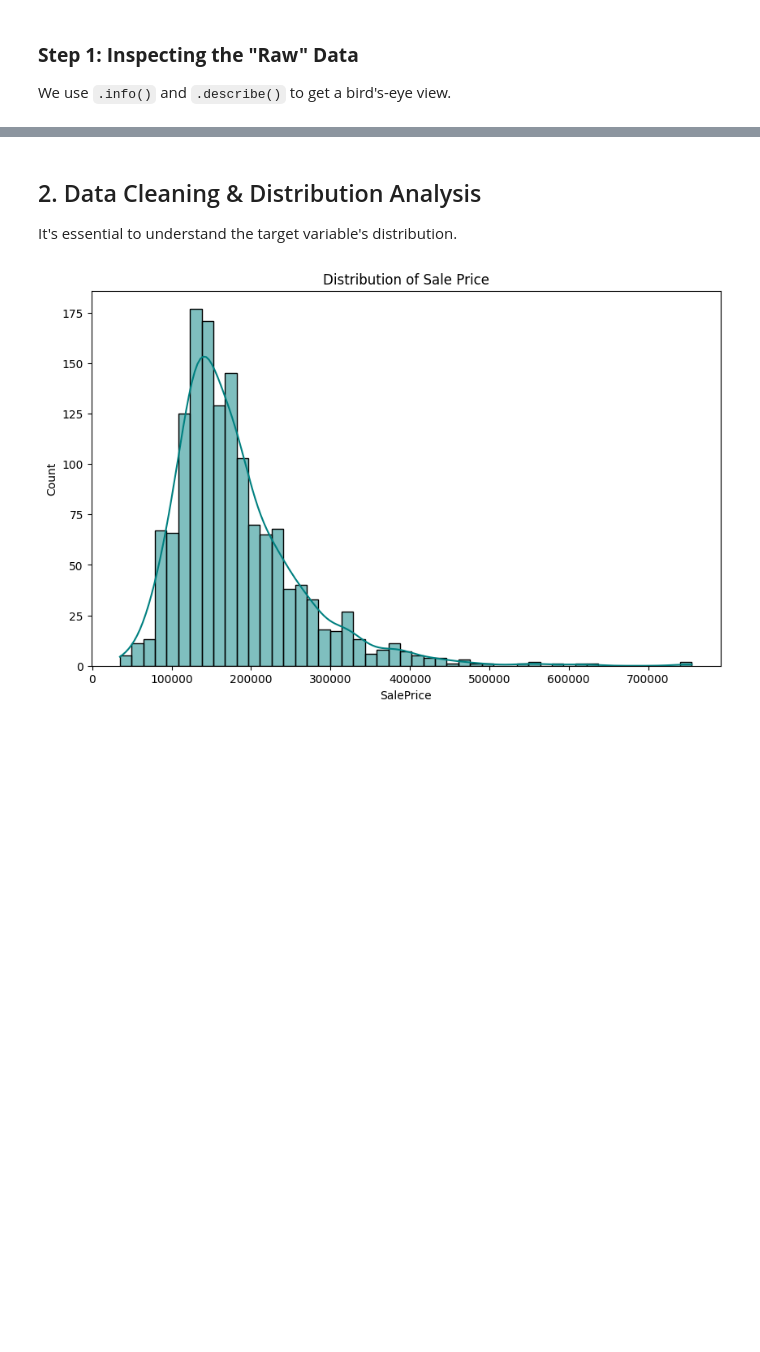
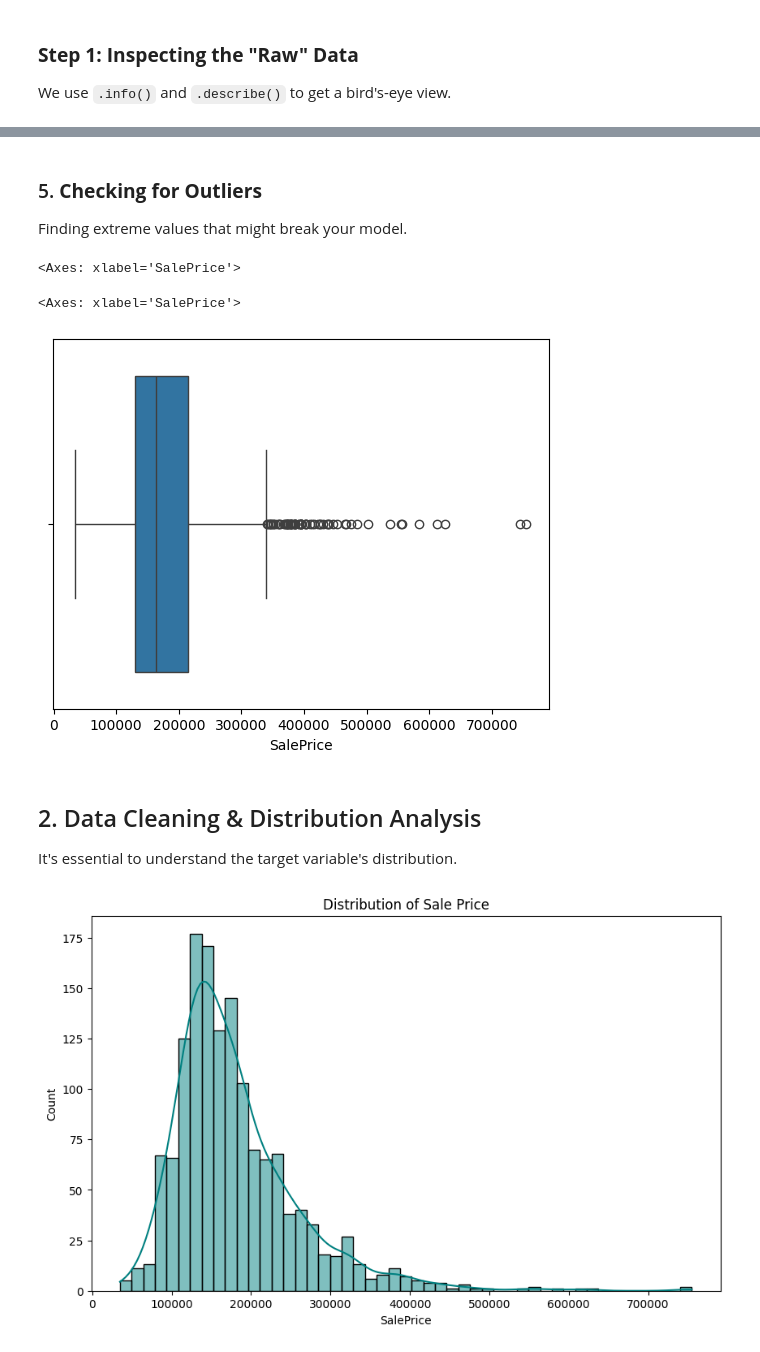
Before and after one commit to hereandnowai/week-05-ml-masterclass, a Jupyter notebook: day2_eda.ipynb, the cells around one changed output, grey strips where cells are left out. Cells and saved outputs as stored; diff of their text form; code cells hidden in the pictures; blank space fills up the shorter version.

```diff
--- a/day2_eda.ipynb
+++ b/day2_eda.ipynb
@@ -45,3 +140,12 @@ We use `.info()` and `.describe()` to get a bird's-eye view.
+# %% [markdown]
+### 5. **Checking for Outliers**
+Finding extreme values that might break your model.
+# %%
+sns.boxplot(x=df['SalePrice']) # Look for dots outside the whiskers
+# %% [output]
+<Axes: xlabel='SalePrice'>
+<Axes: xlabel='SalePrice'>
+[figure, added]
 # %% [markdown]
 ## 2. Data Cleaning & Distribution Analysis
 It's essential to understand the target variable's distribution.
```
Also changed, not shown: parts of 14 cells of this notebook, 8 other files.
